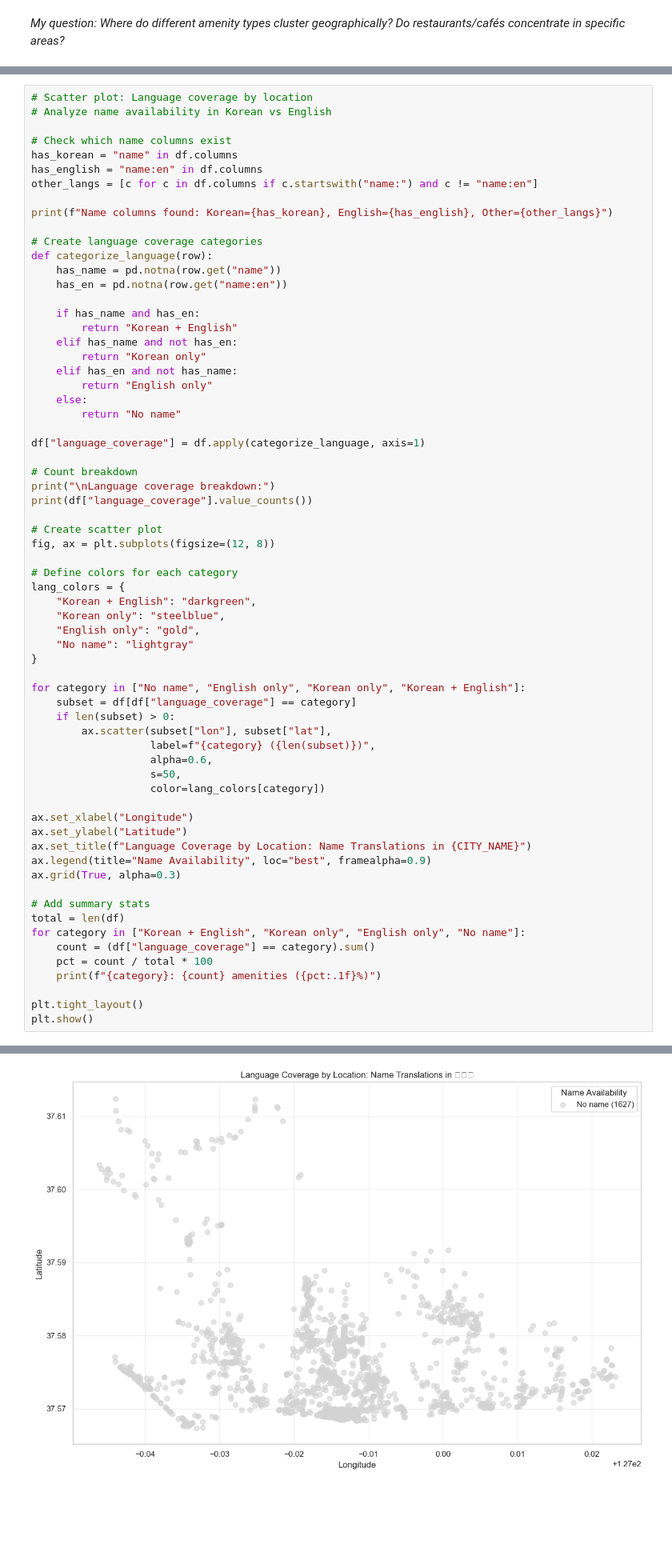
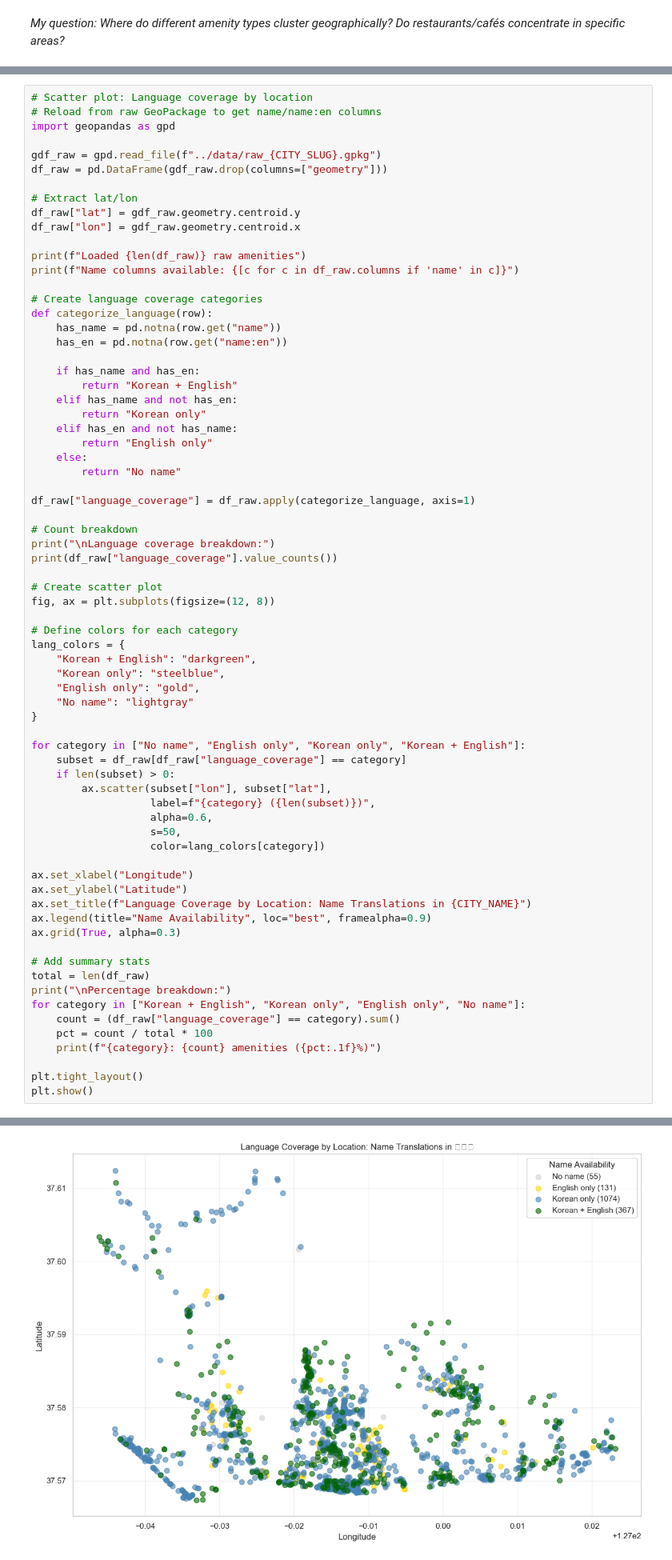
Before and after one commit to modnas-m/edu.eda, a Jupyter notebook: exercises/04_visualization.ipynb, the cells around one changed output, grey strips where cells are left out. Shown at 80% size. Saved outputs shown, nothing was run; the diff lists cells and outputs as text; blank space fills up the shorter version.

```diff
--- a/exercises/04_visualization.ipynb
+++ b/exercises/04_visualization.ipynb
@@ -286,14 +286,18 @@ Phone & Website: 99 amenities (6.1%)
 [figure]
 # %%
 # Scatter plot: Language coverage by location
-# Analyze name availability in Korean vs English
+# Reload from raw GeoPackage to get name/name:en columns
+import geopandas as gpd
 
-# Check which name columns exist
-has_korean = "name" in df.columns
-has_english = "name:en" in df.columns
-other_langs = [c for c in df.columns if c.startswith("name:") and c != "name:en"]
+gdf_raw = gpd.read_file(f"../data/raw_{CITY_SLUG}.gpkg")
+df_raw = pd.DataFrame(gdf_raw.drop(columns=["geometry"]))
 
-print(f"Name columns found: Korean={has_korean}, English={has_english}, Other={other_langs}")
+# Extract lat/lon
+df_raw["lat"] = gdf_raw.geometry.centroid.y
+df_raw["lon"] = gdf_raw.geometry.centroid.x
+
+print(f"Loaded {len(df_raw)} raw amenities")
+print(f"Name columns available: {[c for c in df_raw.columns if 'name' in c]}")
 
 # Create language coverage categories
 def categorize_language(row):
@@ -309,11 +313,11 @@ def categorize_language(row):
     else:
         return "No name"
 
-df["language_coverage"] = df.apply(categorize_language, axis=1)
+df_raw["language_coverage"] = df_raw.apply(categorize_language, axis=1)
 
 # Count breakdown
 print("\nLanguage coverage breakdown:")
-print(df["language_coverage"].value_counts())
+print(df_raw["language_coverage"].value_counts())
 
 # Create scatter plot
 fig, ax = plt.subplots(figsize=(12, 8))
@@ -327,7 +331,7 @@ lang_colors = {
 }
 
 for category in ["No name", "English only", "Korean only", "Korean + English"]:
-    subset = df[df["language_coverage"] == category]
+    subset = df_raw[df_raw["language_coverage"] == category]
     if len(subset) > 0:
         ax.scatter(subset["lon"], subset["lat"],
                    label=f"{category} ({len(subset)})",
@@ -342,9 +346,10 @@ ax.legend(title="Name Availability", loc="best", framealpha=0.9)
 ax.grid(True, alpha=0.3)
 
 # Add summary stats
-total = len(df)
+total = len(df_raw)
+print("\nPercentage breakdown:")
 for category in ["Korean + English", "Korean only", "English only", "No name"]:
-    count = (df["language_coverage"] == category).sum()
+    count = (df_raw["language_coverage"] == category).sum()
     pct = count / total * 100
     print(f"{category}: {count} amenities ({pct:.1f}%)")
 
@@ -364,4 +378,4 @@ No name: 1627 amenities (100.0%)
-[figure, old version]
+[figure, new version]
 # %% [markdown]
 ---
 
```
Also changed, not shown: parts of 1 cell of this notebook, 1 other file.
